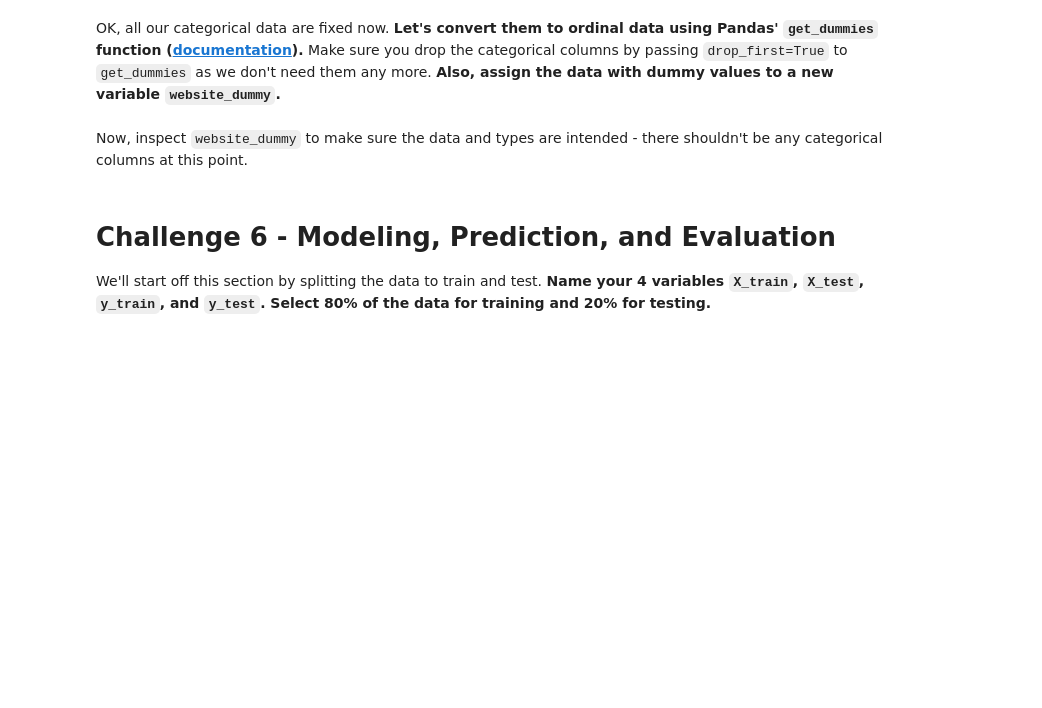
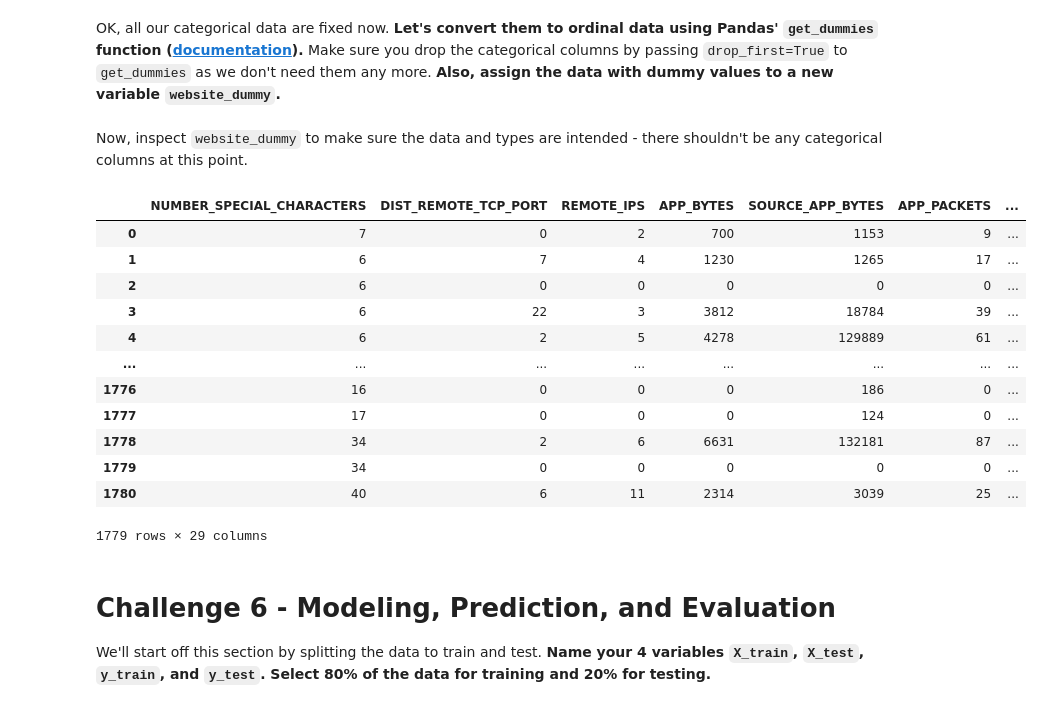
Before and after one commit to ta-data-bcn/lab-supervised-learning, a Jupyter notebook: your-code/main.ipynb, the cells around one changed output. Cells and saved outputs as stored; diff of their text form; code cells hidden in the pictures; blank space fills up the shorter version.

```diff
--- a/your-code/main.ipynb
+++ b/your-code/main.ipynb
@@ -250,8 +250,19 @@ array(['None', 'US', 'SC', 'GB', 'UK', 'RU', 'AU', 'CA', 'PA', 'se', 'IN',
        'BS', 'PK', 'IT', 'Cyprus', 'BY', 'AE', 'IE', 'UY', 'KG'],
       dtype=object)
 # %%
+'''''''''''''''''''''''
 websites.loc[websites['WHOIS_COUNTRY'] =='us','WHOIS_COUNTRY'] ='US'
 websites.loc[websites['WHOIS_COUNTRY'] =='Cyprus','WHOIS_COUNTRY'] ='CY'
 websites.loc[websites['WHOIS_COUNTRY'] =='United Kingdom','WHOIS_COUNTRY'] ='UK'
 websites.loc[websites['WHOIS_COUNTRY'] =='ru','WHOIS_COUNTRY'] ='RU'
 websites.loc[websites['WHOIS_COUNTRY'] =='se','WHOIS_COUNTRY'] ='SE'
+criteria_UK = websites['WHOIS_COUNTRY'].str.contains('UK', regex=False)
+websites.loc[criteria_UK] = 'UK'
+
+# para más de una palabra 'house|dog'
+'''''''''''''''''''''''
+good = ["CY","US","SE", "UK","UK","UK"]
+bad = ["Cyprus","us","se", "GB","United Kingdom","[u'GB'; u'UK']"]
+
+for i in range(len(good)):
+    websites = websites.replace(bad[i],good[i])
@@ -431,8 +442,9 @@ OTHER_SERVERS = ['Microsoft', 'Apache', 'nginx']
 criteria_Microsoft = websites['SERVER'].str.contains('Microsoft', regex=False)
 criteria_Apache = websites['SERVER'].str.contains('Apache', regex=False)
 criteria_nginx = websites['SERVER'].str.contains('nginx', regex=False)
-websites.loc[criteria_Microsoft] = 'Microsoft'
-websites.loc[criteria_Apache] = 'Apache'
-websites.loc[criteria_nginx] = 'nginx'
+
+websites.SERVER.loc[criteria_Microsoft] = 'Microsoft'
+websites.SERVER.loc[criteria_Apache] = 'Apache'
+websites.SERVER.loc[criteria_nginx] = 'nginx'
 websites.SERVER.loc[websites['SERVER'].apply(lambda x: x not in OTHER_SERVERS)] = 'Other'
 # %% [output]
@@ -457,2 +496,4 @@ OK, all our categorical data are fixed now. **Let's convert them to ordinal data
+# %%
+website_dummy = pd.get_dummies(websites, drop_first=True)
 # %% [markdown]
 Now, inspect `website_dummy` to make sure the data and types are intended - there shouldn't be any categorical columns at this point.
@@ -461,3 +500,19 @@ Now, inspect `website_dummy` to make sure the data and types are intended - ther
+# %%
+website_dummy
+# %% [output]
+|  | NUMBER_SPECIAL_CHARACTERS | DIST_REMOTE_TCP_PORT | REMOTE_IPS | APP_BYTES | SOURCE_APP_BYTES | APP_PACKETS | ... |
+| 0 | 7 | 0 | 2 | 700 | 1153 | 9 | ... |
+| 1 | 6 | 7 | 4 | 1230 | 1265 | 17 | ... |
+| 2 | 6 | 0 | 0 | 0 | 0 | 0 | ... |
+| 3 | 6 | 22 | 3 | 3812 | 18784 | 39 | ... |
+| 4 | 6 | 2 | 5 | 4278 | 129889 | 61 | ... |
+| ... | ... | ... | ... | ... | ... | ... | ... |
+| 1776 | 16 | 0 | 0 | 0 | 186 | 0 | ... |
+| 1777 | 17 | 0 | 0 | 0 | 124 | 0 | ... |
+| 1778 | 34 | 2 | 6 | 6631 | 132181 | 87 | ... |
+| 1779 | 34 | 0 | 0 | 0 | 0 | 0 | ... |
+| 1780 | 40 | 6 | 11 | 2314 | 3039 | 25 | ... |
+1779 rows × 29 columns
 # %% [markdown]
 # Challenge 6 - Modeling, Prediction, and Evaluation
 
```
Also changed, not shown: parts of 37 cells of this notebook.
